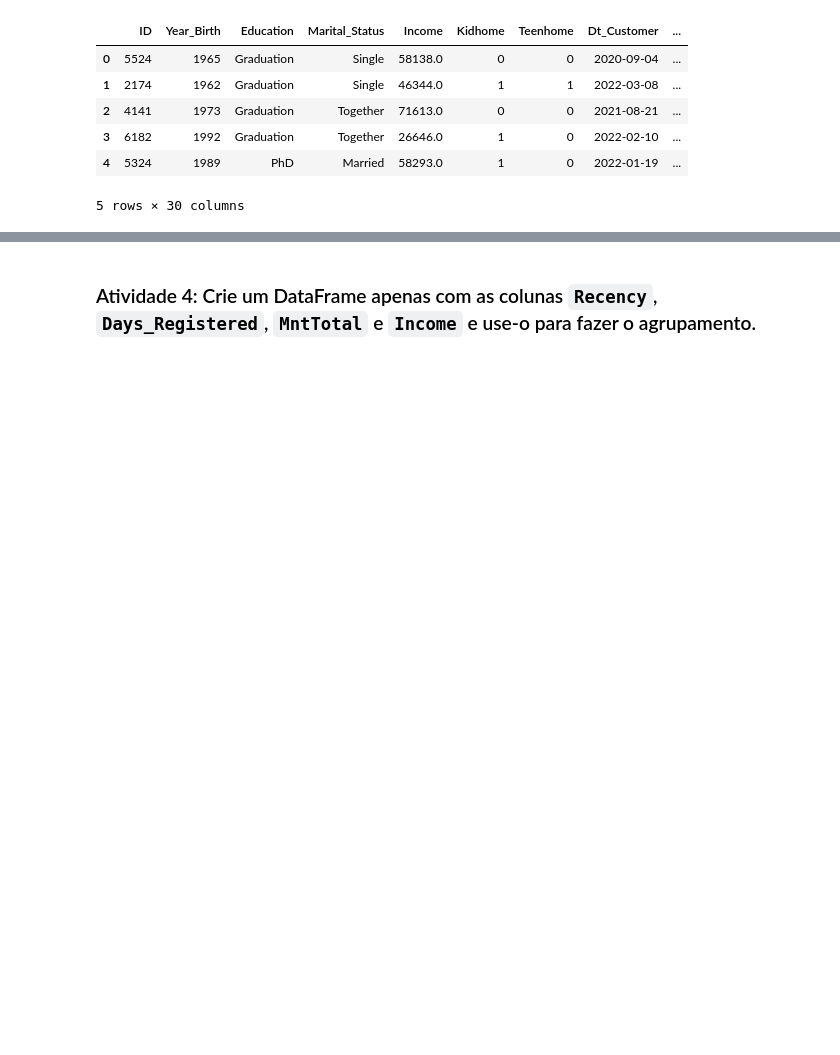
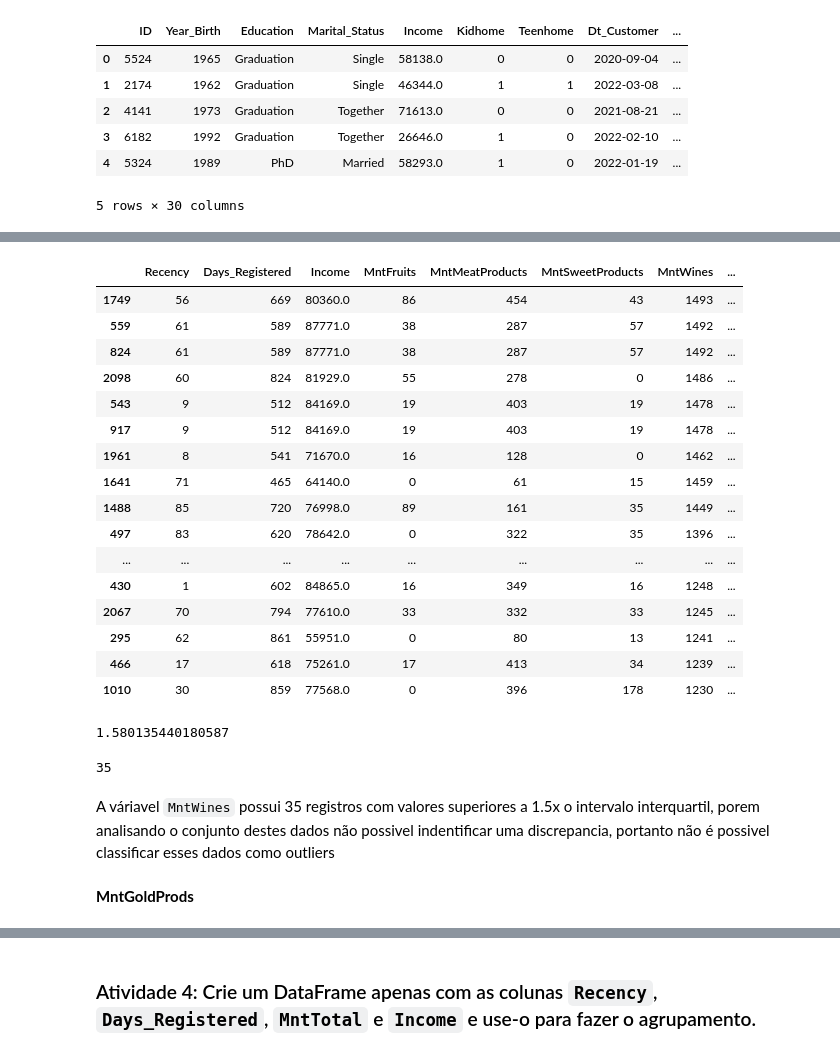
Before and after one commit to AurelioGuilherme/Sirius, a Jupyter notebook: 2 - Estatistica descritiva II/S2D4/Notebook/Semana4_Exercício.ipynb, the cells around one changed output, grey strips where cells are left out. Cells and saved outputs as stored; diff of their text form; code cells hidden in the pictures; blank space fills up the shorter version.

```diff
--- a/2 - Estatistica descritiva II/S2D4/Notebook/Semana4_Exercício.ipynb
+++ b/2 - Estatistica descritiva II/S2D4/Notebook/Semana4_Exercício.ipynb
@@ -119,0 +370,2 @@ Dica: verifique `dados ausentes` e `outliers` e, se necessário, remova as linha
+# %%
+df.drop(labels = 20, inplace = True)
@@ -119,0 +445,35 @@ Dica: verifique `dados ausentes` e `outliers` e, se necessário, remova as linha
+# %%
+df_prov = df[cols].query('MntWines > @outlier_sup')\
+                  .sort_values(by = 'MntWines', ascending = False)
+
+df_prov
+# %% [output]
+|  | Recency | Days_Registered | Income | MntFruits | MntMeatProducts | MntSweetProducts | MntWines | ... |
+| 1749 | 56 | 669 | 80360.0 | 86 | 454 | 43 | 1493 | ... |
+| 559 | 61 | 589 | 87771.0 | 38 | 287 | 57 | 1492 | ... |
+| 824 | 61 | 589 | 87771.0 | 38 | 287 | 57 | 1492 | ... |
+| 2098 | 60 | 824 | 81929.0 | 55 | 278 | 0 | 1486 | ... |
+| 543 | 9 | 512 | 84169.0 | 19 | 403 | 19 | 1478 | ... |
+| 917 | 9 | 512 | 84169.0 | 19 | 403 | 19 | 1478 | ... |
+| 1961 | 8 | 541 | 71670.0 | 16 | 128 | 0 | 1462 | ... |
+| 1641 | 71 | 465 | 64140.0 | 0 | 61 | 15 | 1459 | ... |
+| 1488 | 85 | 720 | 76998.0 | 89 | 161 | 35 | 1449 | ... |
+| 497 | 83 | 620 | 78642.0 | 0 | 322 | 35 | 1396 | ... |
+| ... | ... | ... | ... | ... | ... | ... | ... | ... |
+| 430 | 1 | 602 | 84865.0 | 16 | 349 | 16 | 1248 | ... |
+| 2067 | 70 | 794 | 77610.0 | 33 | 332 | 33 | 1245 | ... |
+| 295 | 62 | 861 | 55951.0 | 0 | 80 | 13 | 1241 | ... |
+| 466 | 17 | 618 | 75261.0 | 17 | 413 | 34 | 1239 | ... |
+| 1010 | 30 | 859 | 77568.0 | 0 | 396 | 178 | 1230 | ... |
+# %%
+((df_prov.shape[0] * 100) / df.shape[0])
+# %% [output]
+1.580135440180587
+# %%
+df_prov.shape[0]
+# %% [output]
+35
+# %% [markdown]
+A váriavel `MntWines` possui 35 registros com valores superiores a 1.5x o intervalo interquartil, porem analisando o conjunto destes dados não possivel indentificar uma discrepancia, portanto não é possivel classificar esses dados como outliers
+# %% [markdown]
+**MntGoldProds**
```
Also changed, not shown: parts of 76 cells of this notebook.
